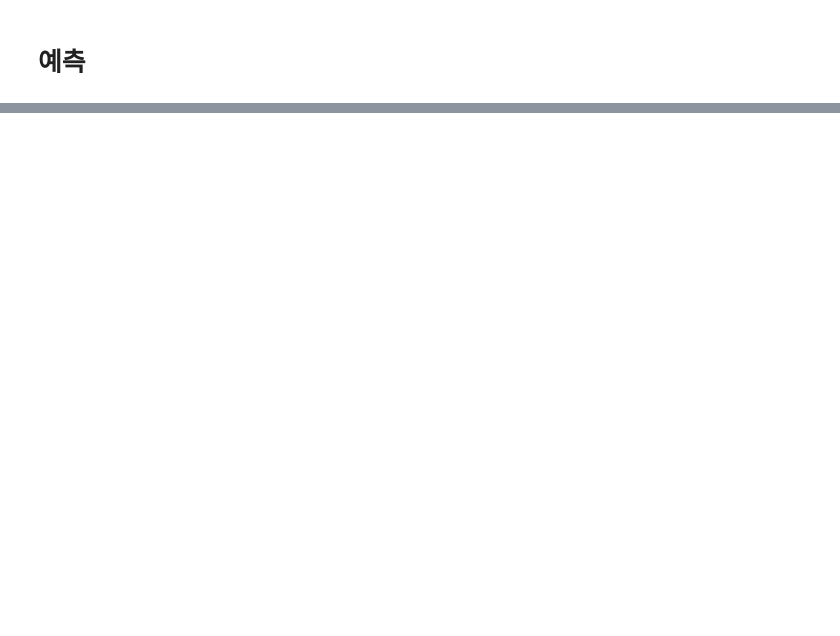
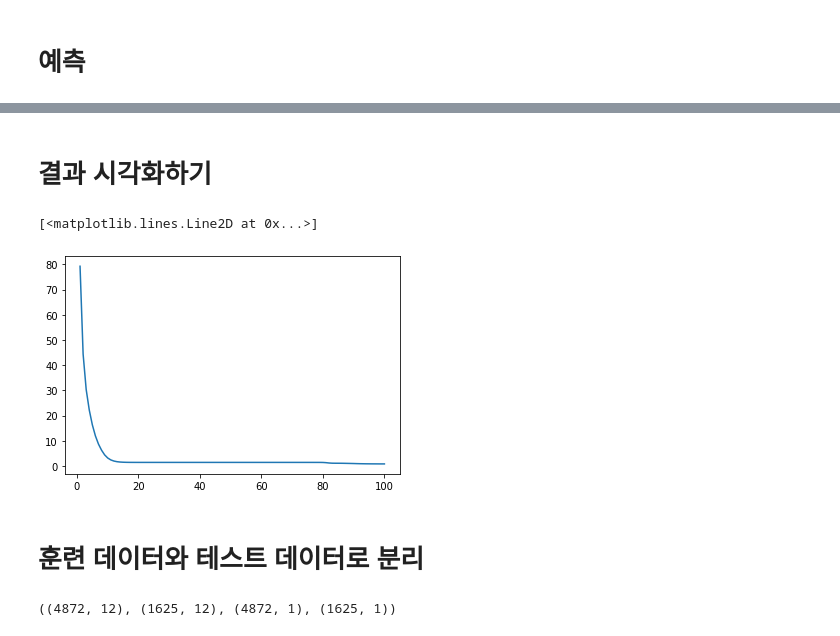
Before and after one commit to MinjuKang727/Python, a Jupyter notebook: Deep_Learning/Colab Notebooks/딥러닝01. 딥러닝 기초.ipynb, the cells around one changed output, grey strips where cells are left out. Saved outputs shown, nothing was run; the diff lists cells and outputs as text; code cells hidden in the pictures; blank space fills up the shorter version.

```diff
--- a/Deep_Learning/Colab Notebooks/딥러닝01. 딥러닝 기초.ipynb
+++ b/Deep_Learning/Colab Notebooks/딥러닝01. 딥러닝 기초.ipynb
@@ -318,0 +801,4 @@ pred
+# %%
+# 데이터 로드
+wine = pd.read_csv("/content/drive/MyDrive/Colab Notebooks/Deep_Learning/data/wine.csv")
+wine.head()
@@ -318,0 +862,17 @@ pred
+# %%
+# 신경망 설계
+from tensorflow.keras.models import Sequential
+from tensorflow.keras.layers import Dense
+
+model9 = Sequential()
+
+model9.add(Dense(units=24, input_dim=12, activation="sigmoid"))
+
+model9.add(Dense(units=48, activation="sigmoid"))
+model9.add(Dense(units=24, activation="sigmoid"))
+
+# 회귀인 경우 units는 1로 activation은 linear을 쓰거나 activation을 설정하지 않음
+# model9.add(Dense(units=1, activation="linear"))
+model9.add(Dense(units=1))
+
+model9.summary()
@@ -318,0 +897,5 @@ pred
+# %%
+# 회귀인 경우 loss는 mse, metrics는 설정하지 않음
+model9.compile(loss="mse", optimizer="adam")
+# %%
+h9 = model9.fit(X, y, batch_size=100, epochs=100)
@@ -318,0 +925,25 @@ pred
+# %% [markdown]
+# 결과 시각화하기
+# %%
+import matplotlib.pyplot as plt
+
+# 학습 결과에서 loss 값들을 가져온다.
+loss = h9.history["loss"]
+
+# 반복수
+xaxis = range(1, len(loss) + 1)
+
+plt.plot(xaxis, loss)
+# %% [output]
+[<matplotlib.lines.Line2D at 0x...>]
+[figure, added]
+# %% [markdown]
+# 훈련 데이터와 테스트 데이터로 분리
+# %%
+from sklearn.model_selection import train_test_split
+
+X_train, X_test, y_train, y_test = train_test_split(X, y, random_state = 0)
+
+X_train.shape, X_test.shape, y_train.shape, y_test.shape
+# %% [output]
+((4872, 12), (1625, 12), (4872, 1), (1625, 1))
```
Also changed, not shown: parts of 82 cells of this notebook.
